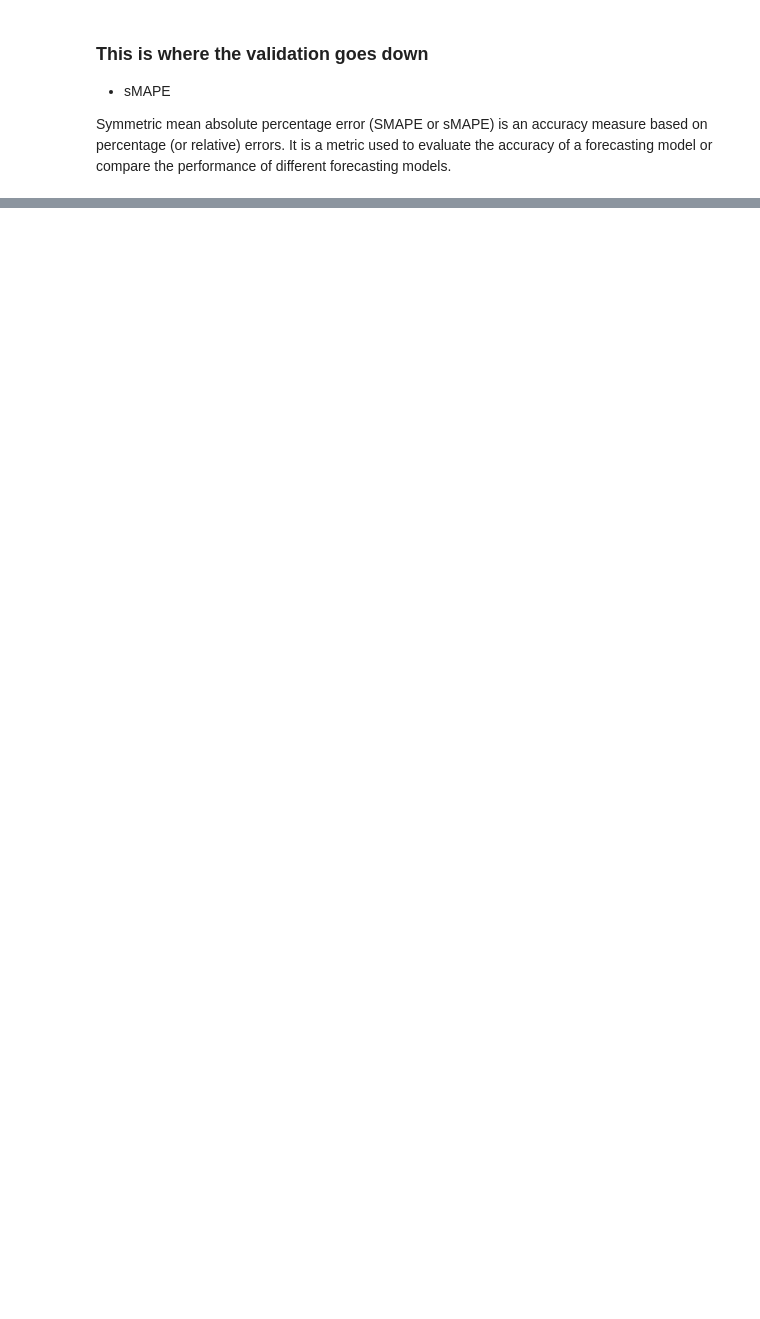
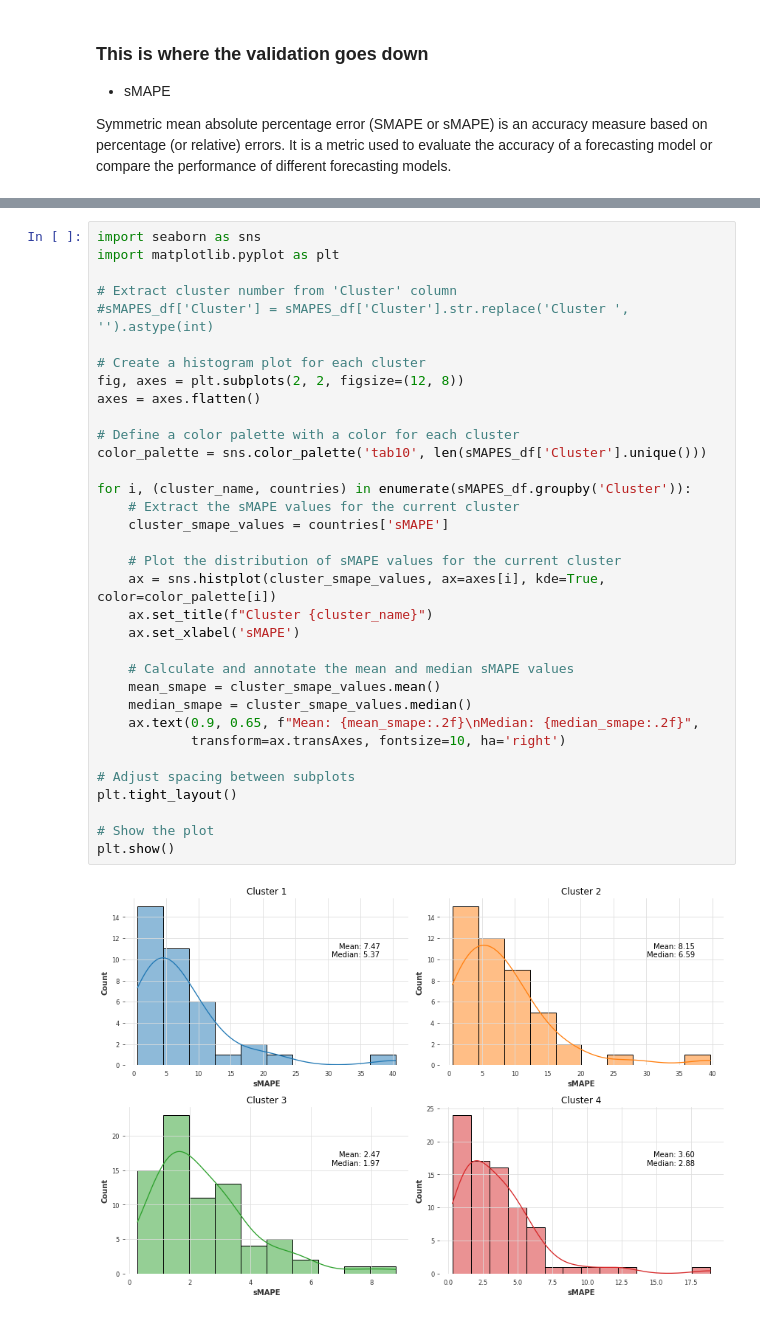
Before and after one commit to livtol99/Data-Science-Liv, a Jupyter notebook: Code/Validating_model.ipynb, the cells around one changed output, grey strips where cells are left out. Saved outputs shown, nothing was run; the diff lists cells and outputs as text; blank space fills up the shorter version.

```diff
--- a/Code/Validating_model.ipynb
+++ b/Code/Validating_model.ipynb
@@ -188,0 +282,36 @@ def eval_local_model(
+# %%
+import seaborn as sns
+import matplotlib.pyplot as plt
+
+# Extract cluster number from 'Cluster' column
+#sMAPES_df['Cluster'] = sMAPES_df['Cluster'].str.replace('Cluster ', '').astype(int)
+
+# Create a histogram plot for each cluster
+fig, axes = plt.subplots(2, 2, figsize=(12, 8))
+axes = axes.flatten()
+
+# Define a color palette with a color for each cluster
+color_palette = sns.color_palette('tab10', len(sMAPES_df['Cluster'].unique()))
+
+for i, (cluster_name, countries) in enumerate(sMAPES_df.groupby('Cluster')):
+    # Extract the sMAPE values for the current cluster
+    cluster_smape_values = countries['sMAPE']
+
+    # Plot the distribution of sMAPE values for the current cluster
+    ax = sns.histplot(cluster_smape_values, ax=axes[i], kde=True, color=color_palette[i])
+    ax.set_title(f"Cluster {cluster_name}")
+    ax.set_xlabel('sMAPE')
+
+    # Calculate and annotate the mean and median sMAPE values
+    mean_smape = cluster_smape_values.mean()
+    median_smape = cluster_smape_values.median()
+    ax.text(0.9, 0.65, f"Mean: {mean_smape:.2f}\nMedian: {median_smape:.2f}",
+            transform=ax.transAxes, fontsize=10, ha='right')
+
+# Adjust spacing between subplots
+plt.tight_layout()
+
+# Show the plot
+plt.show()
+# %% [output]
+[figure, added]
```
Also changed, not shown: parts of 21 cells of this notebook, 15 other files.
